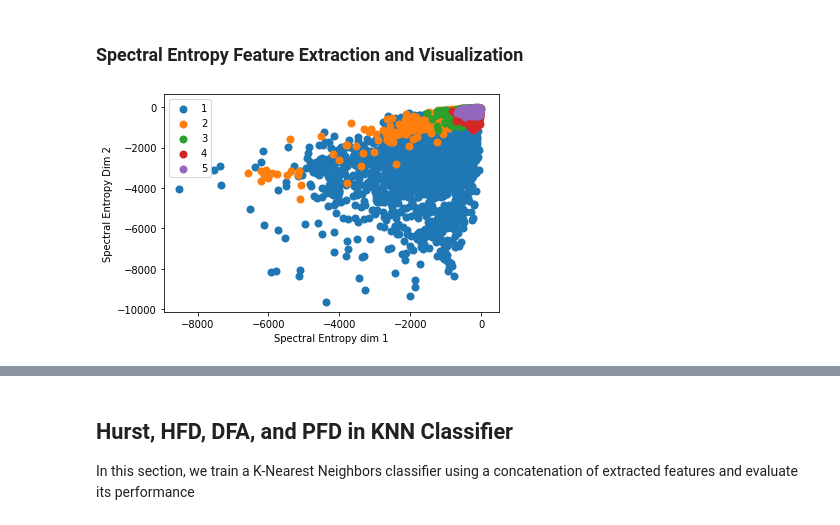
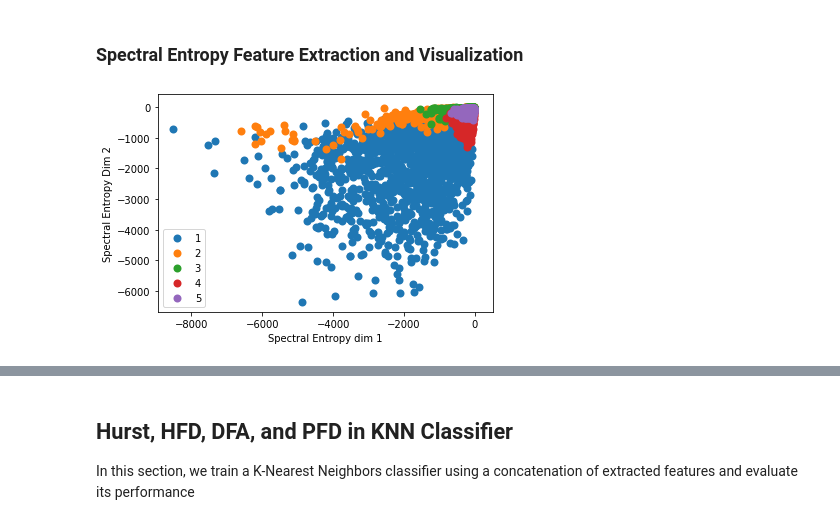
Before and after one commit to carolineh101/cs229-epilepsy, a Jupyter notebook: feature_engineering.ipynb, the cells around one changed output, grey strips where cells are left out. Cells and saved outputs as stored; diff of their text form; code cells hidden in the pictures.

```diff
--- a/feature_engineering.ipynb
+++ b/feature_engineering.ipynb
@@ -80,12 +80,12 @@ X_entropy = np.apply_along_axis(SpectralEntropy, 1, X)
 # %%
 from matplotlib import pyplot as plt
 
 plt.figure()
 for c in classes:
-    plt.scatter(X_entropy[y == c, 0], X_entropy[y == c, 1], linewidth=2, label=str(c))
+    plt.scatter(X_entropy[y == c, 0], X_entropy[y == c, 2], linewidth=2, label=str(c))
 plt.xlabel('Spectral Entropy dim 1')
 plt.ylabel('Spectral Entropy Dim 2')
 plt.legend()
 plt.show()
 # %% [output]
-[figure, old version]
+[figure, new version]
```
Also changed, not shown: parts of 18 cells of this notebook, 1 other file.
